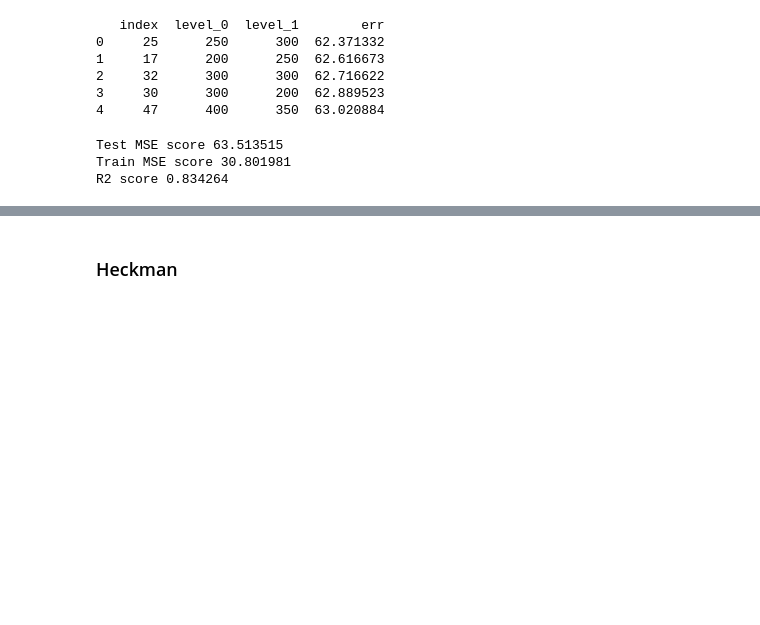
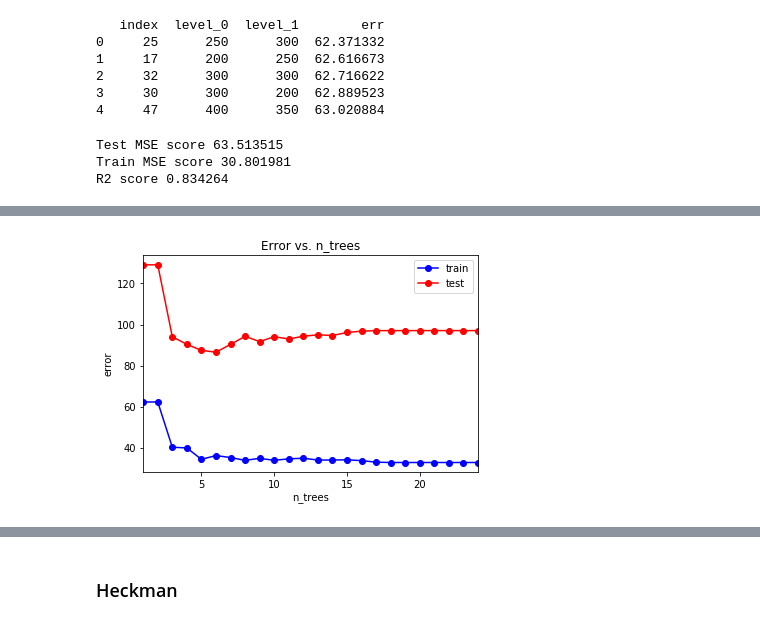
Before and after one commit to CobaltLS/MachineLearning, a Jupyter notebook: SDSJ/SDSJ2018.ipynb, the cells around one changed output, grey strips where cells are left out. Saved outputs shown, nothing was run; the diff lists cells and outputs as text; code cells hidden in the pictures; blank space fills up the shorter version.

```diff
--- a/SDSJ/SDSJ2018.ipynb
+++ b/SDSJ/SDSJ2018.ipynb
@@ -345,0 +429,22 @@ R2 score 0.834264
+# %%
+n_trees_arr_ab = np.linspace(1, 24, num=24, dtype='int8')
+test_err_ab = []
+train_err_ab = []
+for n_trees in n_trees_arr_ab:
+    ab_model = AdaBoostRegressor(ExtraTreesRegressor(n_estimators = 12, max_depth = 5, max_features = .25, random_state = 42), n_estimators = n_trees, learning_rate = .5,
+                                 random_state = 42)
+    ab_model.fit(X_train, y_train)
+    y_train_pred = ab_model.predict(X_train)
+    y_test_pred = ab_model.predict(X_test)
+    train_err_ab.append(mean_squared_error(y_train, y_train_pred))
+    test_err_ab.append(mean_squared_error(y_test, y_test_pred))
+plt.plot(n_trees_arr_ab, train_err_ab, 'b-o', label = 'train')
+plt.plot(n_trees_arr_ab, test_err_ab, 'r-o', label = 'test')
+plt.xlim([np.min(n_trees_arr_ab),np.max(n_trees_arr_ab)])
+plt.title('Error vs. n_trees')
+plt.xlabel('n_trees')
+plt.ylabel('error')
+plt.legend()
+pass
+# %% [output]
+[figure, added]
```
Also changed, not shown: parts of 7 cells of this notebook.
